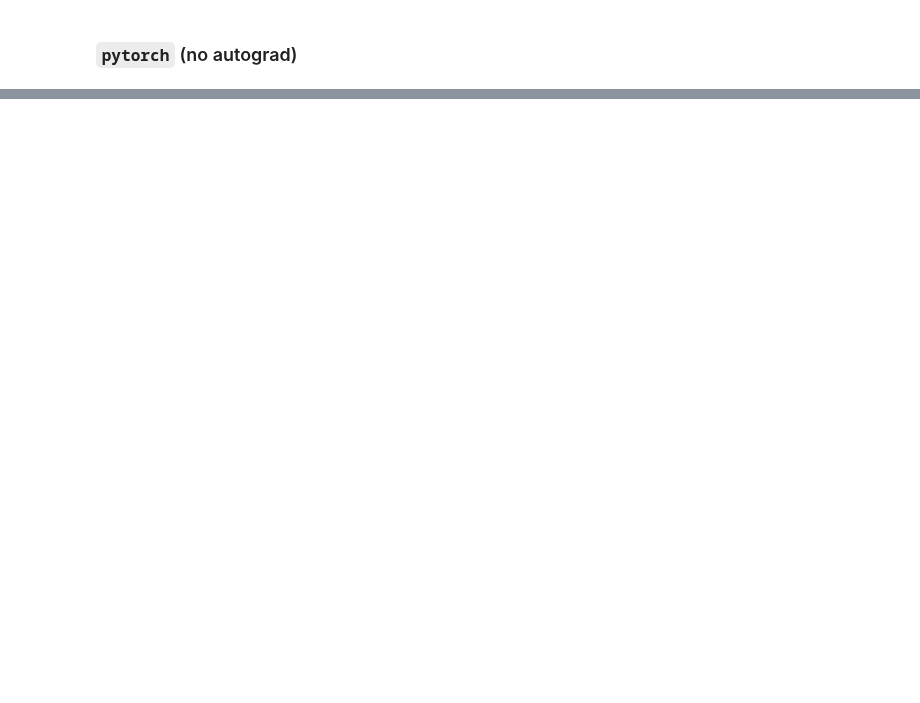
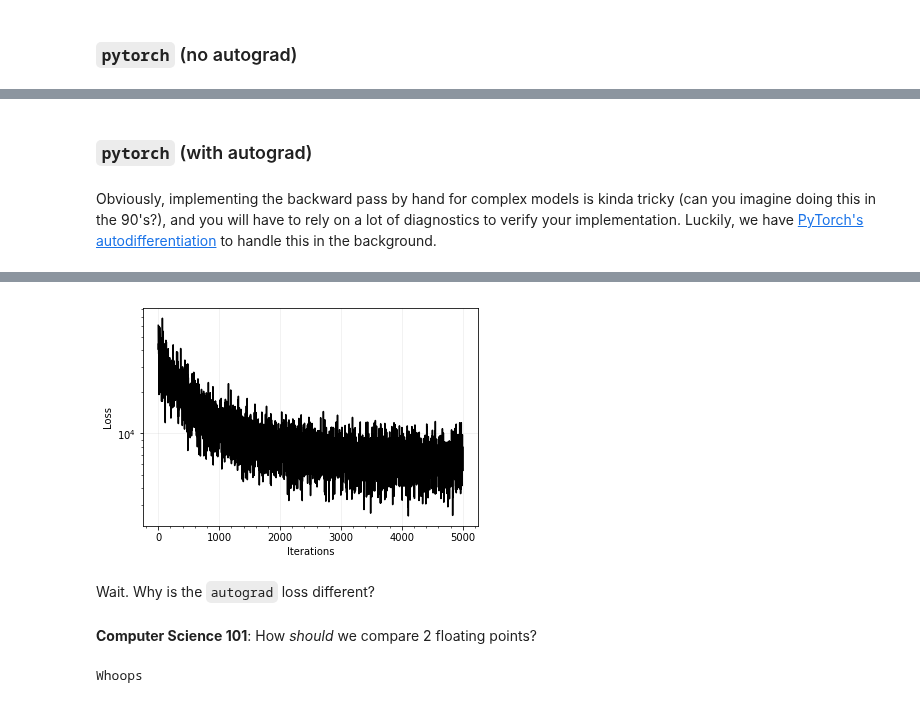
Before and after one commit to glouppe/info8010-deep-learning, a Jupyter notebook: code/pytorch-tutorial.ipynb, the cells around one changed output, grey strips where cells are left out. Saved outputs shown, nothing was run; the diff lists cells and outputs as text; code cells hidden in the pictures; blank space fills up the shorter version.

```diff
--- a/code/pytorch-tutorial.ipynb
+++ b/code/pytorch-tutorial.ipynb
@@ -182,7 +182,7 @@ for iteration in tqdm(training_iterations):
     losses.append(loss)
 
     # Apply backpropagation.
-    grad_y_prediction = diff
+    grad_y_prediction = 2 * diff
     grad_w_2 = torch.matmul(activation.t(), grad_y_prediction)
     grad_activation = torch.matmul(grad_y_prediction, w_2.t())
     grad_h = grad_activation.clone()
@@ -206,0 +207,50 @@ plt.show()
+# %% [markdown]
+### `pytorch` (with autograd)
+# %% [markdown]
+Obviously, implementing the backward pass by hand for complex models is kinda tricky (can you imagine doing this in the 90's?), and you will have to rely on a lot of diagnostics to verify your implementation. Luckily, we have [PyTorch's autodifferentiation](https://pytorch.org/docs/stable/autograd.html) to handle this in the background.
+# %%
+# Randomly initialize the weights.
+w_1 = torch.randn(num_in, num_hidden) # input -> hidden
+w_2 = torch.randn(num_hidden, num_out) # hidden -> output
+
+# We would like to compute the gradient with respect to the parameters of the model.
+w_1.requires_grad = True
+w_2.requires_grad = True
+
+losses = []
+for iteration in tqdm(training_iterations):
+    # Fetch the input and corresponding output.
+    inputs = torch.randn(batch_size, num_in)
+    targets = torch.randn(batch_size, num_out)
+
+    # Apply the `forward` computation of the neural network (compute the prediction).
+    h = torch.matmul(inputs, w_1)
+    activation = torch.clamp(h, min=0)
+    y_predicted = torch.matmul(activation, w_2)
+
+    # Compute loss.
+    diff = y_predicted - targets
+    loss = torch.pow(diff, 2).mean()
+    losses.append(loss)
+
+    # Apply backpropagation.
+    loss.backward()
+
+    # Update the weights.
+    with torch.no_grad():
+        # Update the weights with the derrived gradients.
+        w_1 -= learning_rate * w_1.grad
+        w_2 -= learning_rate * w_2.grad
+        # Reset the accumulation of gradients.
+        w_1.grad.zero_()
+        w_2.grad.zero_()
+
+# Show the loss over the training iterations.
+plt.plot(training_iterations, losses, color="black")
+plt.minorticks_on()
+plt.yscale("log")
+plt.xlabel("Iterations")
+plt.ylabel("Loss")
+plt.grid(True, alpha=.2)
+plt.show()
+# %% [output]
@@ -206,0 +258,15 @@ plt.show()
+[figure, added]
+# %% [markdown]
+Wait. Why is the `autograd` loss different?
+# %% [markdown]
+**Computer Science 101**: How *should* we compare 2 floating points?
+# %%
+import random
+
+a = random.random()
+b = a - 1e-20
+
+if a == b:
+    print("Whoops")
+# %% [output]
+Whoops
```
Also changed, not shown: parts of 18 cells of this notebook.
